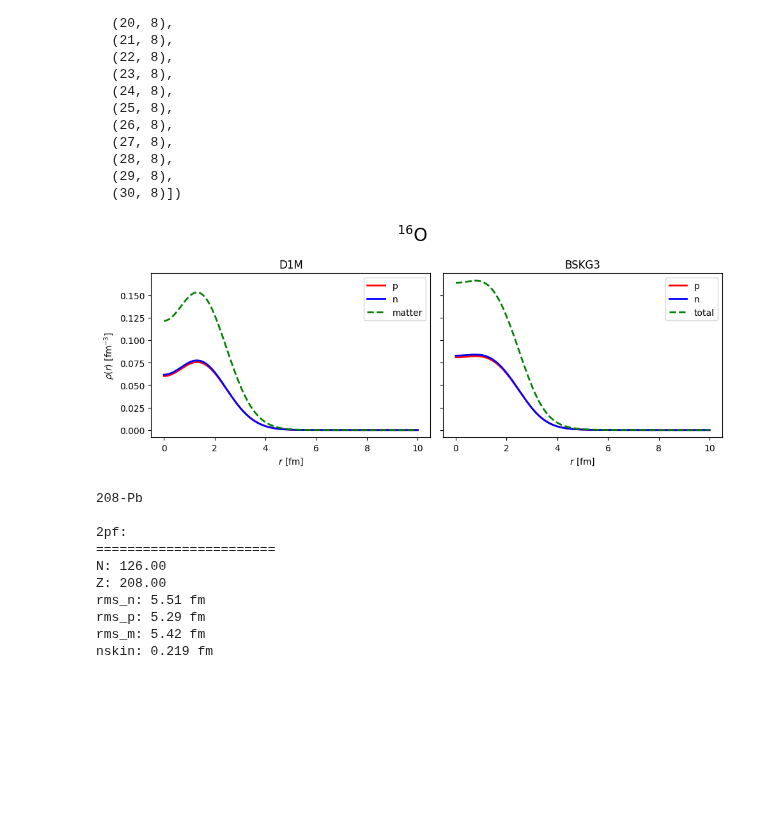
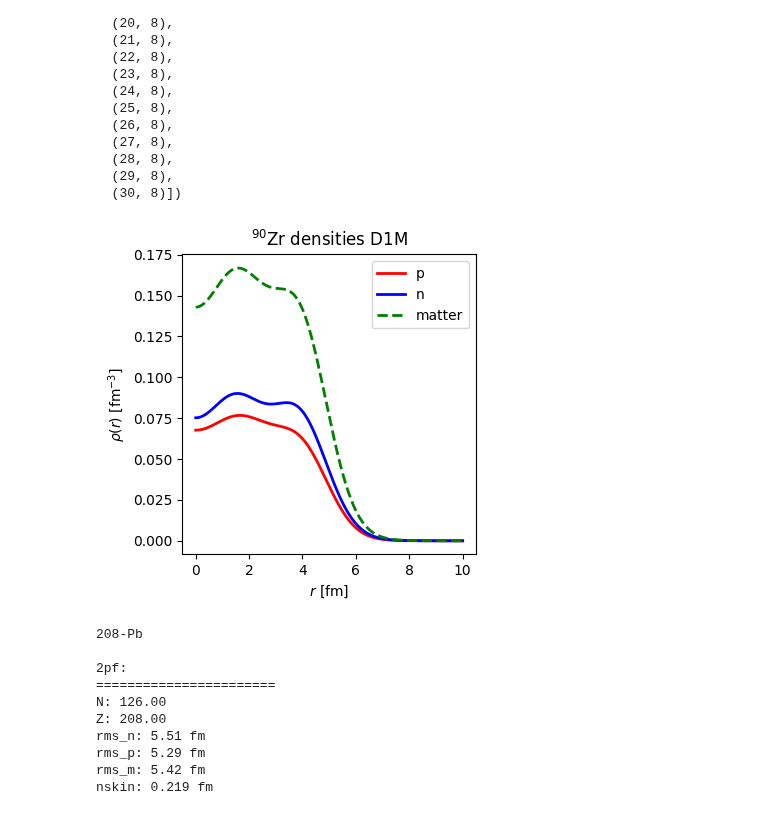
Before and after one commit to beykyle/jitr, a Jupyter notebook: examples/notebooks/tabulated_density_demo.ipynb, the cells around one changed output. Cells and saved outputs as stored; diff of their text form; code cells hidden in the pictures; blank space fills up the shorter version.

```diff
--- a/examples/notebooks/tabulated_density_demo.ipynb
+++ b/examples/notebooks/tabulated_density_demo.ipynb
@@ -47,7 +47,7 @@ density.density_models(), density.density_targets(model="d1m", Z=8)
   (29, 8),
   (30, 8)])
 # %%
-A, Z = 16, 8
+A, Z = 90, 40
 r = np.linspace(0.0, 10.0, 400)
 
 rho_p_d1m, rho_n_d1m = density.densities(A, Z, r, model="d1m")
@@ -74,31 +74,21 @@ neutron_number = (
 assert np.isclose(proton_number, Z, rtol=1e-4)
 assert np.isclose(neutron_number, A - Z, rtol=1e-4)
 # %%
-fig, axes = plt.subplots(1, 2, figsize=(10, 4), sharey=True)
+fig, axes = plt.subplots(1,1, figsize=(4, 4), sharey=True)
 
-axes[0].plot(r, rho_p_d1m, color="r", label="p", linewidth=2)
-axes[0].plot(r, rho_n_d1m, color="b", label="n", linewidth=2)
-axes[0].plot(
+axes.plot(r, rho_p_d1m, color="r", label="p", linewidth=2)
+axes.plot(r, rho_n_d1m, color="b", label="n", linewidth=2)
+axes.plot(
     r, rho_p_d1m + rho_n_d1m, color="g", label="matter", linestyle="--", linewidth=2
 )
-axes[0].set_title("D1M")
-axes[0].set_xlabel(r"$r$ [fm]")
-axes[0].set_ylabel(r"$\rho(r)$ [fm$^{-3}$]")
-axes[0].legend()
+axes.set_title(r"$^{90}$Zr densities D1M")
+axes.set_xlabel(r"$r$ [fm]")
+axes.set_ylabel(r"$\rho(r)$ [fm$^{-3}$]")
+axes.legend()
 
-axes[1].plot(r, rho_p_bskg3, color="r", label="p", linewidth=2)
-axes[1].plot(r, rho_n_bskg3, color="b", label="n", linewidth=2)
-axes[1].plot(
-    r, rho_p_bskg3 + rho_n_bskg3, color="g", label="total", linestyle="--", linewidth=2
-)
-axes[1].set_title("BSKG3")
-axes[1].set_xlabel(r"$r$ [fm]")
-axes[1].legend()
-
-fig.suptitle(r"$^{16}$O", fontsize=20)
 fig.tight_layout()
 # %% [output]
-[figure, old version]
+[figure, new version]
 # %%
 def pb208_densities_2pf():
     rho_n = TwoParameterFermiDensity(R=6.6, a=0.55, N=126)
```
Also changed, not shown: 10 other files.
